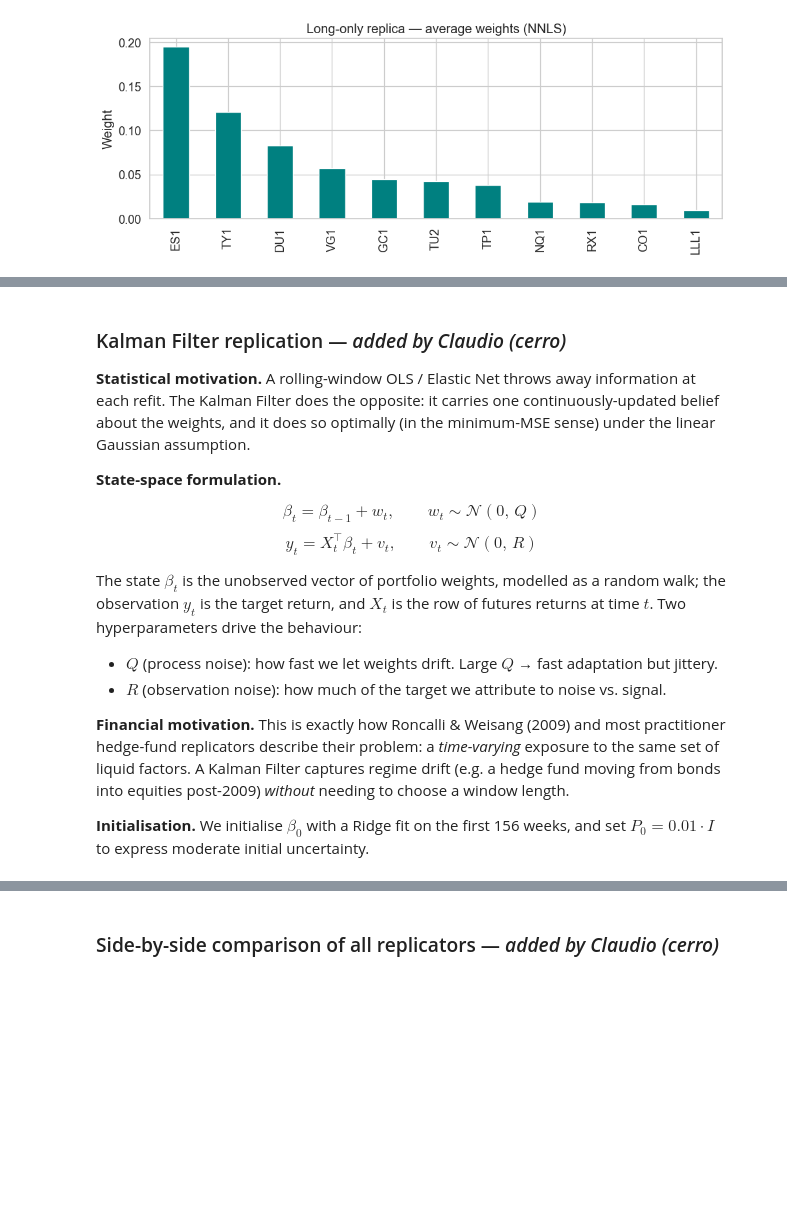
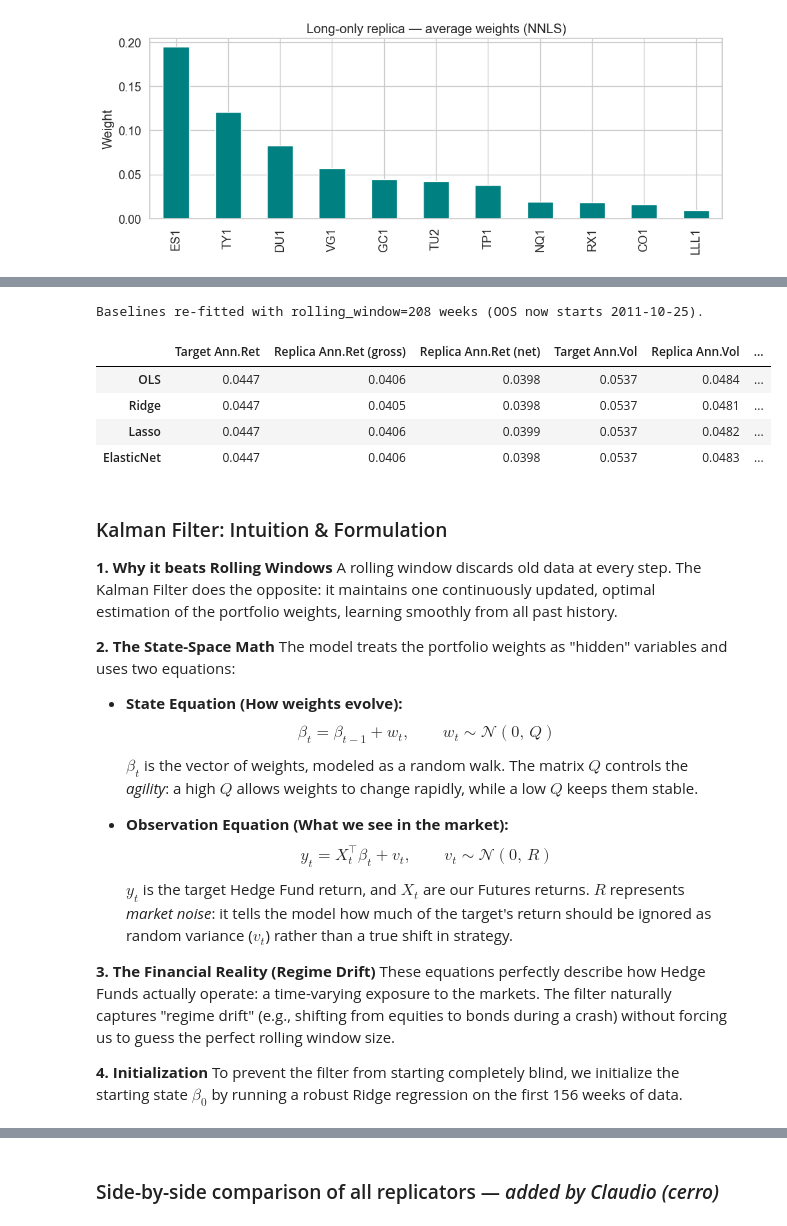
Before and after one commit to SimoneCerrone/FINTECH, a Jupyter notebook: assignment_3/Portfolio_ReplicaPoliMI_v3.ipynb, the cells around one changed output, grey strips where cells are left out. Drawn from its saved outputs; the diff is of its cells as text; code cells hidden in the pictures; blank space fills up the shorter version.

```diff
--- a/assignment_3/Portfolio_ReplicaPoliMI_v3.ipynb
+++ b/assignment_3/Portfolio_ReplicaPoliMI_v3.ipynb
@@ -957,30 +930,46 @@ plt.ylabel('Weight'); plt.tight_layout(); plt.show()
+# %%
+# Re-fit the four baselines on the 4-year window. From here on, every model in the
+# notebook (baselines, tuned EN, NNLS, Kalman, production extensions) shares the same
+# training length and therefore the same OOS evaluation period.
+baseline_results = {
+    name: backtest(factory, futures_ret, target,
+                   rolling_window=best_window, rebalance_every=1)
+    for name, factory in baselines.items()
+}
+
+oos_start = baseline_results['OLS']['target'].index.min().date()
+print(f"Baselines re-fitted with rolling_window={best_window} weeks "
+      f"(OOS now starts {oos_start}).")
+display(pd.DataFrame({k: report(v) for k, v in baseline_results.items()}).T.round(4))
+# %% [output]
+Baselines re-fitted with rolling_window=208 weeks (OOS now starts 2011-10-25).
+|  | Target Ann.Ret | Replica Ann.Ret (gross) | Replica Ann.Ret (net) | Target Ann.Vol | Replica Ann.Vol | ... |
+| OLS | 0.0447 | 0.0406 | 0.0398 | 0.0537 | 0.0484 | ... |
+| Ridge | 0.0447 | 0.0405 | 0.0398 | 0.0537 | 0.0481 | ... |
+| Lasso | 0.0447 | 0.0406 | 0.0399 | 0.0537 | 0.0482 | ... |
+| ElasticNet | 0.0447 | 0.0406 | 0.0398 | 0.0537 | 0.0483 | ... |
 # %% [markdown]
-### Kalman Filter replication — *added by Claudio (cerro)*
+### Kalman Filter: Intuition & Formulation
 
-**Statistical motivation.** A rolling-window OLS / Elastic Net throws away information at
-each refit. The Kalman Filter does the opposite: it carries one continuously-updated belief
-about the weights, and it does so optimally (in the minimum-MSE sense) under the linear
-Gaussian assumption.
+**1. Why it beats Rolling Windows**
+A rolling window discards old data at every step. The Kalman Filter does the opposite: it maintains one continuously updated, optimal estimation of the portfolio weights, learning smoothly from all past history.
 
-**State-space formulation.**
+**2. The State-Space Math**
+The model treats the portfolio weights as "hidden" variables and uses two equations:
 
-$$ \beta_t = \beta_{t-1} + w_t,\qquad w_t \sim \mathcal{N}(0,\,Q) $$
-$$ y_t = X_t^\top \beta_t + v_t,\qquad v_t \sim \mathcal{N}(0,\,R) $$
+* **State Equation (How weights evolve):**
+  $$\beta_t = \beta_{t-1} + w_t,\qquad w_t \sim \mathcal{N}(0,\,Q)$$
+  $\beta_t$ is the vector of weights, modeled as a random walk. The matrix $Q$ controls the *agility*: a high $Q$ allows weights to change rapidly, while a low $Q$ keeps them stable.
 
-The state $\beta_t$ is the unobserved vector of portfolio weights, modelled as a random walk;
-the observation $y_t$ is the target return, and $X_t$ is the row of futures returns at time
-$t$. Two hyperparameters drive the behaviour:
+* **Observation Equation (What we see in the market):**
+  $$y_t = X_t^\top \beta_t + v_t,\qquad v_t \sim \mathcal{N}(0,\,R)$$
+  $y_t$ is the target Hedge Fund return, and $X_t$ are our Futures returns. $R$ represents *market noise*: it tells the model how much of the target's return should be ignored as random variance ($v_t$) rather than a true shift in strategy.
 
-- $Q$ (process noise): how fast we let weights drift. Large $Q$ → fast adaptation but jittery.
-- $R$ (observation noise): how much of the target we attribute to noise vs. signal.
+**3. The Financial Reality (Regime Drift)**
+These equations perfectly describe how Hedge Funds actually operate: a time-varying exposure to the markets. The filter naturally captures "regime drift" (e.g., shifting from equities to bonds during a crash) without forcing us to guess the perfect rolling window size.
 
-**Financial motivation.** This is exactly how Roncalli & Weisang (2009) and most practitioner
-hedge-fund replicators describe their problem: a *time-varying* exposure to the same set of
-liquid factors. A Kalman Filter captures regime drift (e.g. a hedge fund moving from bonds
-into equities post-2009) *without* needing to choose a window length.
-
-**Initialisation.** We initialise $\beta_0$ with a Ridge fit on the first 156 weeks, and set
-$P_0 = 0.01 \cdot I$ to express moderate initial uncertainty.
+**4. Initialization**
+To prevent the filter from starting completely blind, we initialize the starting state $\beta_0$ by running a robust Ridge regression on the first 156 weeks of data.
 # %%
 def kalman_replication(X, y, init_window=156, q=1e-5, r=None,
                        var_max=VAR_MAX, var_lookback=VAR_LOOKBACK,
```
Also changed, not shown: parts of 18 cells of this notebook.
